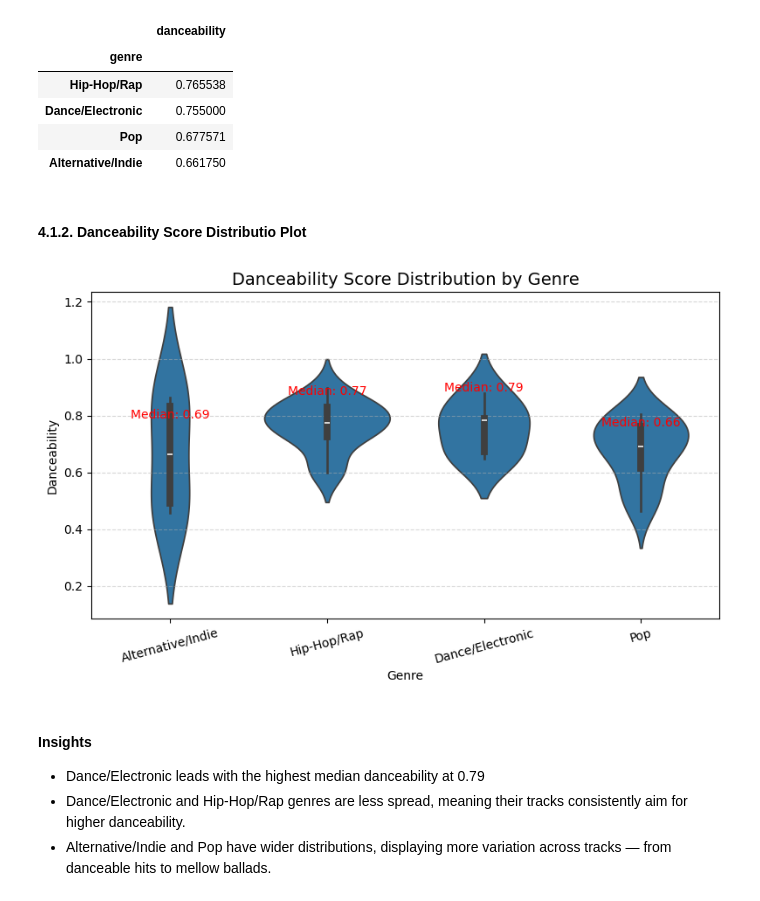
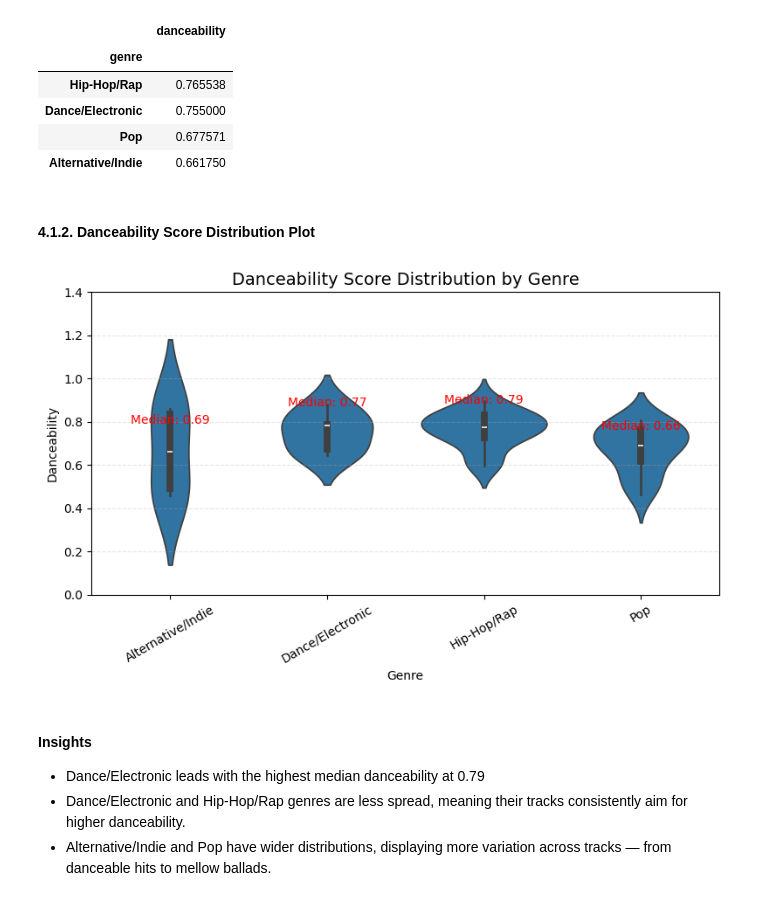
Before and after one commit to monikase/Data-Analytics-Projects, a Jupyter notebook: _12-Data Processing with Pandas/Spotify.ipynb, the cells around one changed output. Drawn from its saved outputs; the diff is of its cells as text; code cells hidden in the pictures.

```diff
--- a/_12-Data Processing with Pandas/Spotify.ipynb
+++ b/_12-Data Processing with Pandas/Spotify.ipynb
@@ -57,0 +57,6 @@ memory usage: 6.6+ KB
+# %%
+df['key'] = df['key'].astype('category')
+df['genre'] = df['genre'].astype('category')
+df['artist'] = df['artist'].astype('string')
+df['album'] = df['album'].astype('string')
+df['track_name'] = df['track_name'].astype('string')
@@ -212,0 +211,13 @@ plt.show()
+# %%
+num_rows = 5
+num_cols = 2
+
+fig, ax = plt.subplots(figsize=(24, 12), nrows=num_rows, ncols=num_cols)
+
+fig.suptitle("Box plots for numeric features", fontsize=24)
+
+for i, col in enumerate(df_numeric.columns):
+    plt.subplot(num_rows, num_cols, i + 1)
+    sns.boxplot(data=df_numeric, x=col, color="limegreen")
+
+plt.subplots_adjust(top=0.9, wspace=0.1, hspace=1)
@@ -729,30 +739,33 @@ Danceability scores comparison between selected genres:
 | Pop | 0.677571 |
 | Alternative/Indie | 0.661750 |
 # %% [markdown]
-#### 4.1.2. Danceability Score Distributio Plot
+#### 4.1.2. Danceability Score Distribution Plot
 # %%
 # Violin plot of danceability distributions by genre
-filtered_df = df[df["genre"].isin(selected_genres)]
-genre_medians = filtered_df.groupby("genre")["danceability"].median()
+filtered_df = df[df["genre"].isin(selected_genres)].copy()
+filtered_df["genre"] = filtered_df["genre"].cat.remove_unused_categories()
+
+genre_medians = filtered_df.groupby("genre", observed=False)["danceability"].median()
 
 plt.figure(figsize=(8, 5))
 sns.violinplot(data=filtered_df, x="genre", y="danceability", inner="box")
 
 # Annotate medians
 for i, genre in enumerate(selected_genres):
     median = genre_medians[genre]
     plt.text(i, median + 0.1, f"Median: {median:.2f}", ha="center", color="red")
+plt.ylim(0, 1.4)
 
 # Plot
 plt.title("Danceability Score Distribution by Genre", fontsize=14)
 plt.ylabel("Danceability")
 plt.xlabel("Genre")
-plt.xticks(rotation=15)
-plt.grid(axis="y", linestyle="--", alpha=0.5)
+plt.xticks(rotation=30)
+plt.grid(axis="y", linestyle="--", alpha=0.3)
 plt.tight_layout()
 plt.show()
 # %% [output]
-[figure, old version]
+[figure, new version]
 # %% [markdown]
 ####  Insights
 - Dance/Electronic leads with the highest median danceability at 0.79
```
Also changed, not shown: parts of 52 cells of this notebook.
